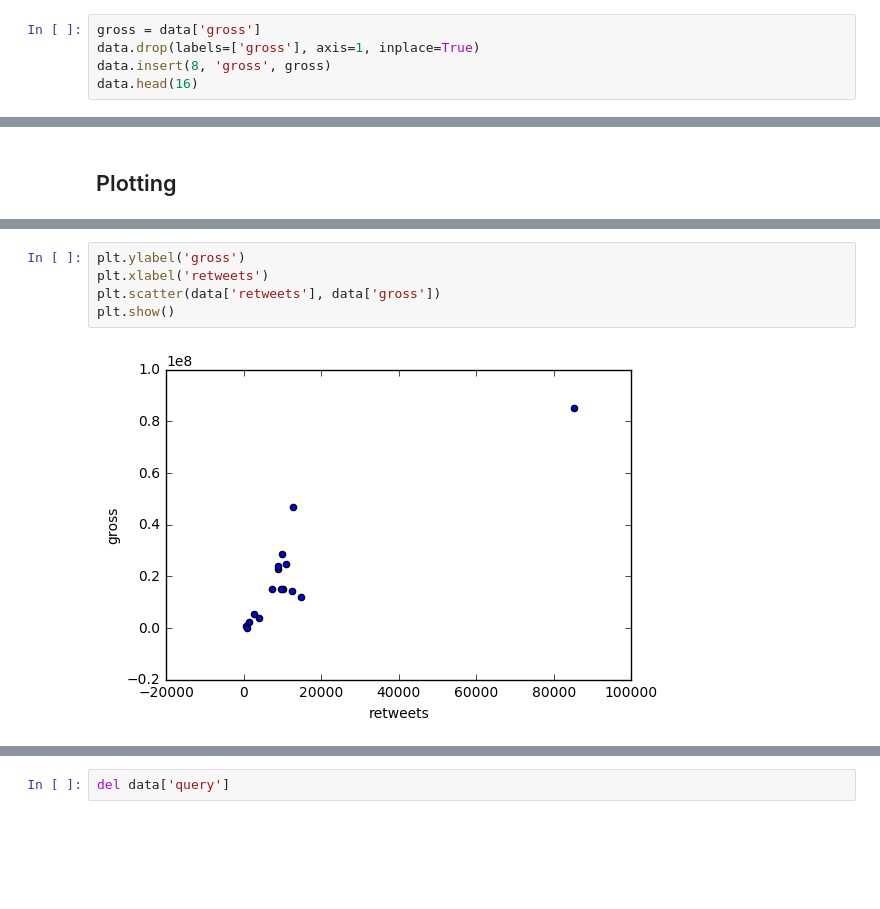
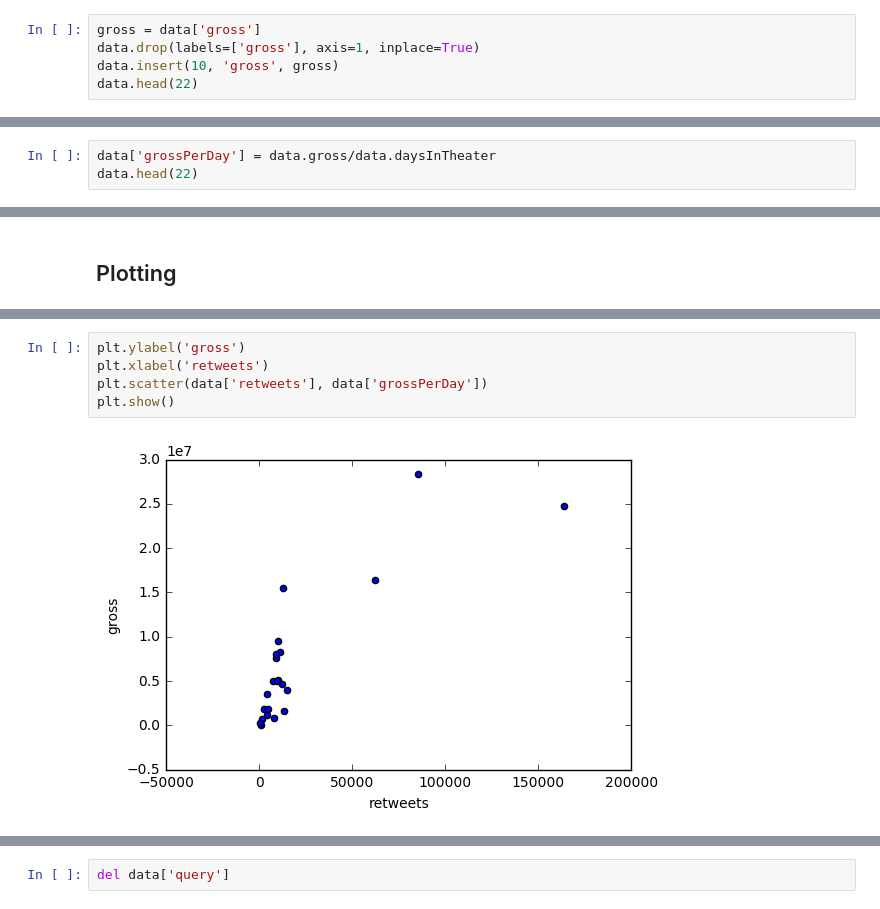
Before and after one commit to steveshim/TweetAcquisition-Thesis, a Jupyter notebook: TwitterExtractor.ipynb, the cells around one changed output, grey strips where cells are left out. Drawn from its saved outputs; the diff is of its cells as text; blank space fills up the shorter version.

```diff
--- a/TwitterExtractor.ipynb
+++ b/TwitterExtractor.ipynb
@@ -63,6 +63,6 @@ data.head(16)
 # %%
 gross = data['gross']
 data.drop(labels=['gross'], axis=1, inplace=True)
-data.insert(8, 'gross', gross)
-data.head(16)
+data.insert(10, 'gross', gross)
+data.head(22)
 # %% [output]
@@ -85,0 +86,3 @@ data.head(16)
+# %%
+data['grossPerDay'] = data.gross/data.daysInTheater
+data.head(22)
@@ -121,10 +142,10 @@ plt.show()
 # %%
 plt.ylabel('gross')
 plt.xlabel('retweets')
-plt.scatter(data['retweets'], data['gross'])
+plt.scatter(data['retweets'], data['grossPerDay'])
 plt.show()
 # %% [output]
-[figure, old version]
+[figure, new version]
 # %%
 plt.ylabel('gross')
 plt.xlabel('tweets')
```
Also changed, not shown: parts of 21 cells of this notebook.
